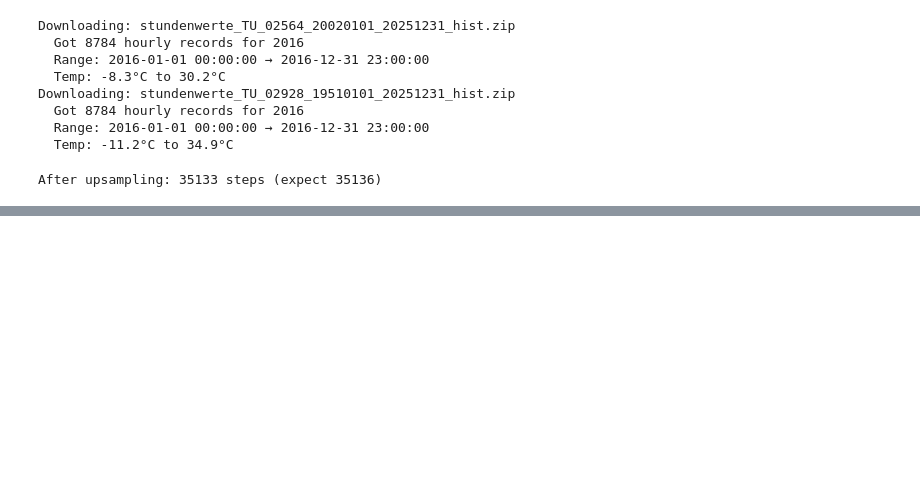
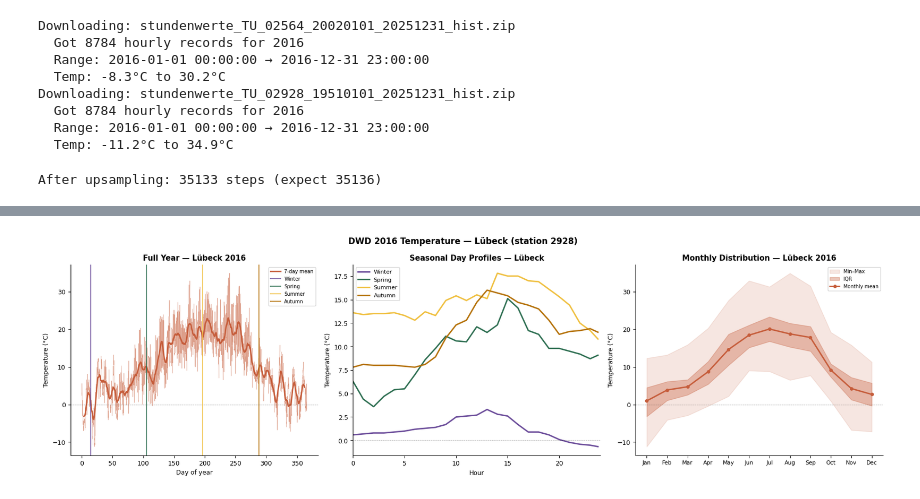
Before and after one commit to CatharinaHente/p2p-energy-trading-illustrative, a Jupyter notebook: seasonal_integration.ipynb, the cells around one changed output, grey strips where cells are left out. Cells and saved outputs as stored; diff of their text form; code cells hidden in the pictures; blank space fills up the shorter version.

```diff
--- a/seasonal_integration.ipynb
+++ b/seasonal_integration.ipynb
@@ -112,0 +365,51 @@ After upsampling: 35133 steps (expect 35136)
+# %%
+lub = temp_lub_15['temp_C'].values
+t_year_lub = np.arange(len(lub)) / 96
+
+fig, axes = plt.subplots(1, 3, figsize=(17, 5))
+
+# Full year
+ax = axes[0]
+ax.plot(t_year_lub, lub, color='#C65D3B', lw=0.4, alpha=0.6)
+ax.plot(t_year_lub, pd.Series(lub).rolling(7*96,center=True).mean(),
+        color='#C65D3B', lw=2.0, label='7-day mean')
+ax.axhline(0, color='k', lw=0.5, ls='--', alpha=0.4)
+for name, slc in seasons.items():
+    mid = (slc.start + slc.stop) / 2 / 96
+    ax.axvline(mid, color=SEASON_COLORS[name], lw=1.5, alpha=0.8, label=name)
+ax.set_title('Full Year — Lübeck 2016', fontweight='bold')
+ax.set_xlabel('Day of year'); ax.set_ylabel('Temperature (°C)')
+ax.legend(fontsize=7)
+
+# Seasonal days
+ax = axes[1]
+for name, slc in seasons.items():
+    ax.plot(t_day, lub[slc], color=SEASON_COLORS[name], lw=2.0, label=name)
+ax.axhline(0, color='k', lw=0.5, ls='--', alpha=0.4)
+ax.set_title('Seasonal Day Profiles — Lübeck', fontweight='bold')
+ax.set_xlabel('Hour'); ax.set_ylabel('Temperature (°C)')
+ax.legend(fontsize=8); ax.set_xlim(0,24)
+
+# Monthly distribution
+ax = axes[2]
+means,mins,maxs,p25s,p75s = [],[],[],[],[]
+idx = 0
+for d in days_in:
+    chunk = lub[idx:idx+d*96]
+    means.append(np.mean(chunk)); mins.append(np.min(chunk))
+    maxs.append(np.max(chunk));   p25s.append(np.percentile(chunk,25))
+    p75s.append(np.percentile(chunk,75)); idx += d*96
+ax.fill_between(x, mins, maxs,  alpha=0.15, color='#C65D3B', label='Min–Max')
+ax.fill_between(x, p25s, p75s,  alpha=0.35, color='#C65D3B', label='IQR')
+ax.plot(x, means, color='#C65D3B', lw=2.0, marker='o', markersize=4,
+        label='Monthly mean')
+ax.axhline(0, color='k', lw=0.5, ls='--', alpha=0.4)
+ax.set_xticks(x, months, fontsize=8)
+ax.set_title('Monthly Distribution — Lübeck 2016', fontweight='bold')
+ax.set_ylabel('Temperature (°C)'); ax.legend(fontsize=7)
+
+fig.suptitle('DWD 2016 Temperature — Lübeck (station 2928)',
+             fontweight='bold', fontsize=12)
+plt.tight_layout(); plt.show()
+# %% [output]
+[figure, added]
```
Also changed, not shown: parts of 8 cells of this notebook, 5 other files.
